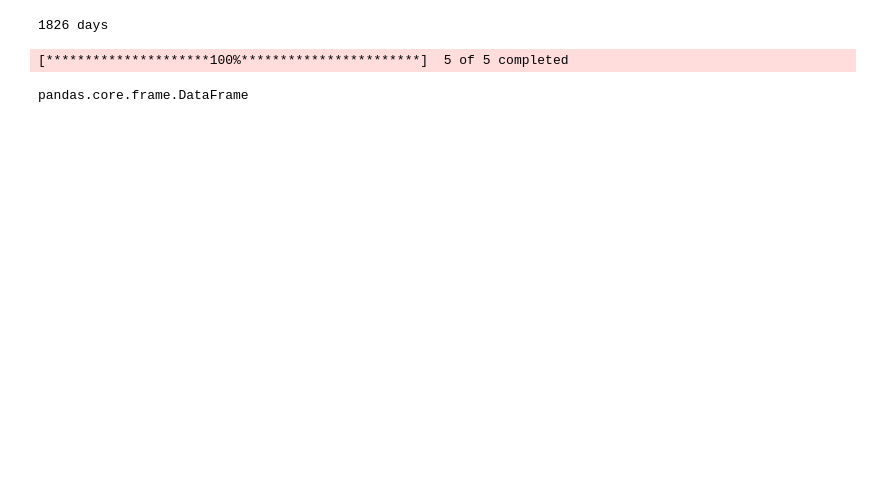
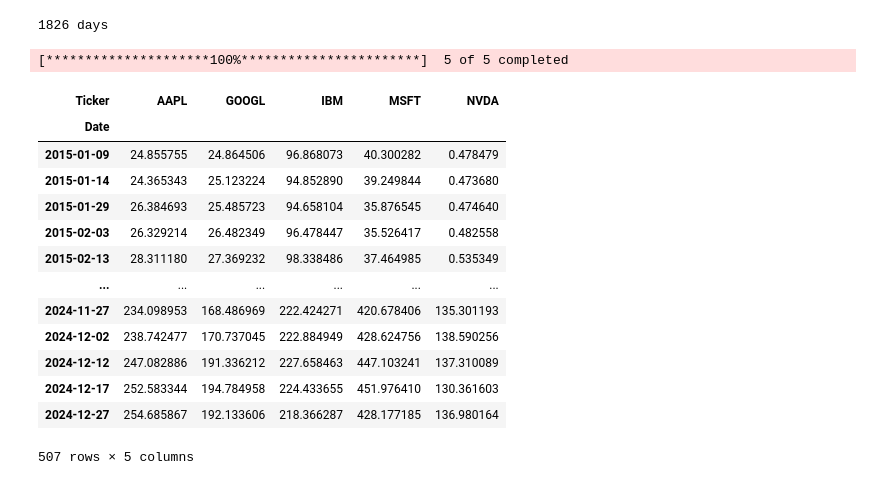
Before and after one commit to Ali-Hassanzadeh1995/Coding_class_2025-Project, a Jupyter notebook: Super_main.ipynb, the cells around one changed output. Saved outputs shown, nothing was run; the diff lists cells and outputs as text; code cells hidden in the pictures; blank space fills up the shorter version.

```diff
--- a/Super_main.ipynb
+++ b/Super_main.ipynb
@@ -16,0 +170,18 @@ List_stocks = {'AAPL', 'MSFT', 'NVDA', 'GOOGL', 'IBM'}
+# %%
+# interval
+#1m - 7days, 2m, 5m, 15m, 30m, 60m, 90m - 60 days, 1d(defult), 5d, 1wk, 1mo, 3mo -full history
+
+intervals = ["1m" , "2m", "5m", "15m", "30m", "60m", "90m", "1d", "5d", "1wk", "1mo" , "3mo"]
+print("Acceptabale intervals are in the following form:")
+print("\n one minutes (maximum duration must be 7 days!): 1m")
+print("\n two, five, fifteen, therty, sixty and ninty minutes (maximum duration must be 60 days!): 2m, 5m, ..., 90m")
+print("\n five day (without any ristriction on duration): 5d ")
+print("\n one weak (without any ristriction on duration): 1wk ")
+print("\n one or three month (without any ristriction on duration): 1mo, 3mo ")
+
+interval = input("\n Enter your suitable onterval:")
+
+if not interval in intervals:
+    print("\n Entered interval is not acceptable!")
+else:
+    print(f"\n Entered interval is {interval}.")
@@ -32,16 +218,29 @@ Interval = "1d"
 # %%
 import yfinance as yf
 
-data = yf.download(List_stocks, start=Start_date, end=End_date , interval=Interval , auto_adjust=False)
+data = yf.download(List_stocks, start=S_date, end=E_date , interval=interval , auto_adjust=False)
 data.head()
 
 # Adjust close -> tells you what the stock’s price would have been if all historical prices were adjusted so that dividends and splits didn’t change the apparent value of your holdings.
 # Returns, Risk, Sharpe_ratio and Markowits will be compute based on Adj Close!
 # More price or data can me fetch by user!
 
 DF = data["Adj Close"]
-type(DF)
+DF
 # %% [output]
 [*********************100%***********************]  5 of 5 completed
+| Ticker | AAPL | GOOGL | IBM | MSFT | NVDA |
+| Date |  |  |  |  |  |
+| 2015-01-09 | 24.855755 | 24.864506 | 96.868073 | 40.300282 | 0.478479 |
+| 2015-01-14 | 24.365343 | 25.123224 | 94.852890 | 39.249844 | 0.473680 |
+| 2015-01-29 | 26.384693 | 25.485723 | 94.658104 | 35.876545 | 0.474640 |
+| 2015-02-03 | 26.329214 | 26.482349 | 96.478447 | 35.526417 | 0.482558 |
+| 2015-02-13 | 28.311180 | 27.369232 | 98.338486 | 37.464985 | 0.535349 |
+| ... | ... | ... | ... | ... | ... |
+| 2024-11-27 | 234.098953 | 168.486969 | 222.424271 | 420.678406 | 135.301193 |
+| 2024-12-02 | 238.742477 | 170.737045 | 222.884949 | 428.624756 | 138.590256 |
+| 2024-12-12 | 247.082886 | 191.336212 | 227.658463 | 447.103241 | 137.310089 |
+| 2024-12-17 | 252.583344 | 194.784958 | 224.433655 | 451.976410 | 130.361603 |
+| 2024-12-27 | 254.685867 | 192.133606 | 218.366287 | 428.177185 | 136.980164 |
-pandas.core.frame.DataFrame
+507 rows × 5 columns
 # %%
```
Also changed, not shown: parts of 13 cells of this notebook, 3 other files.
